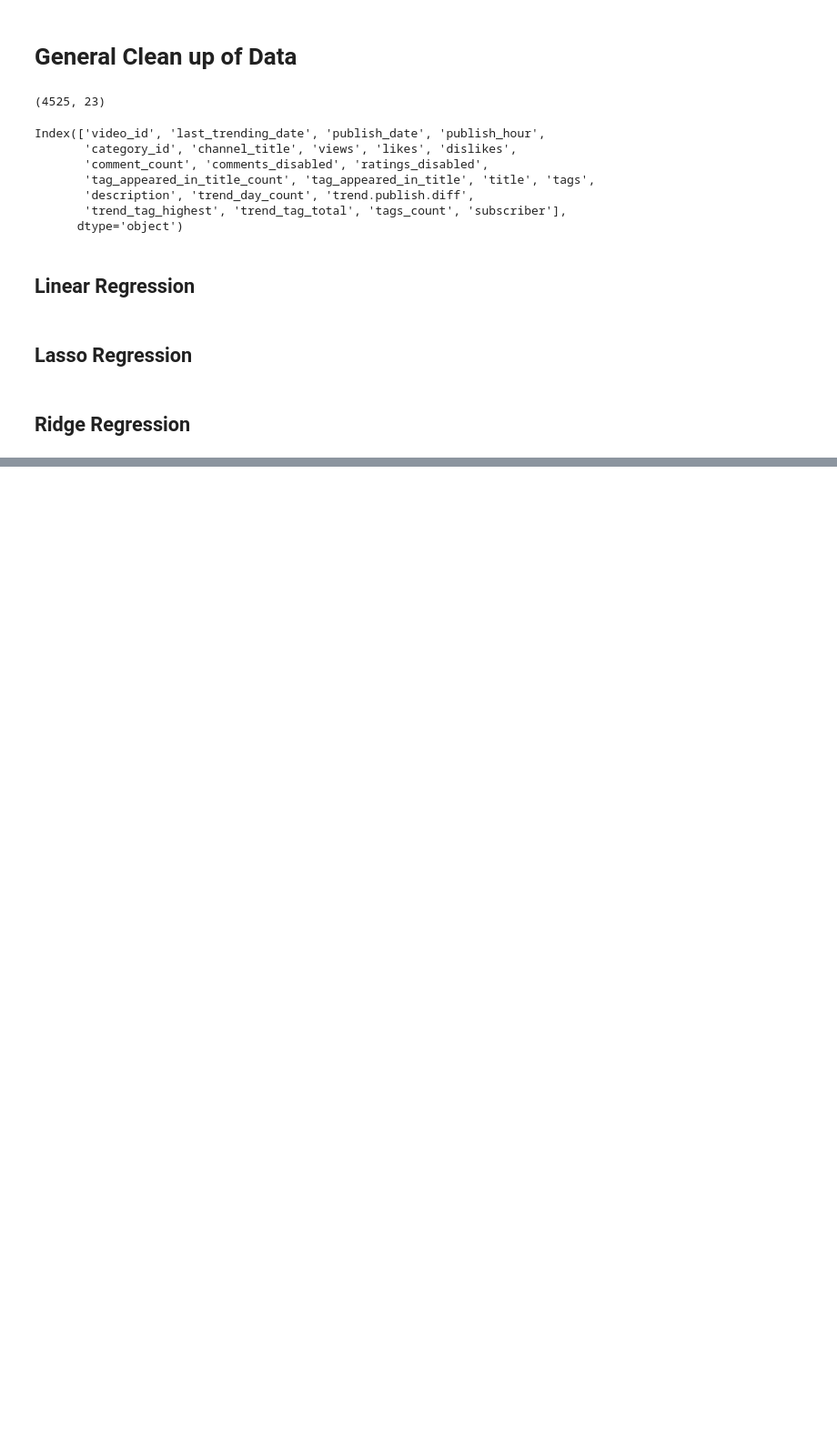
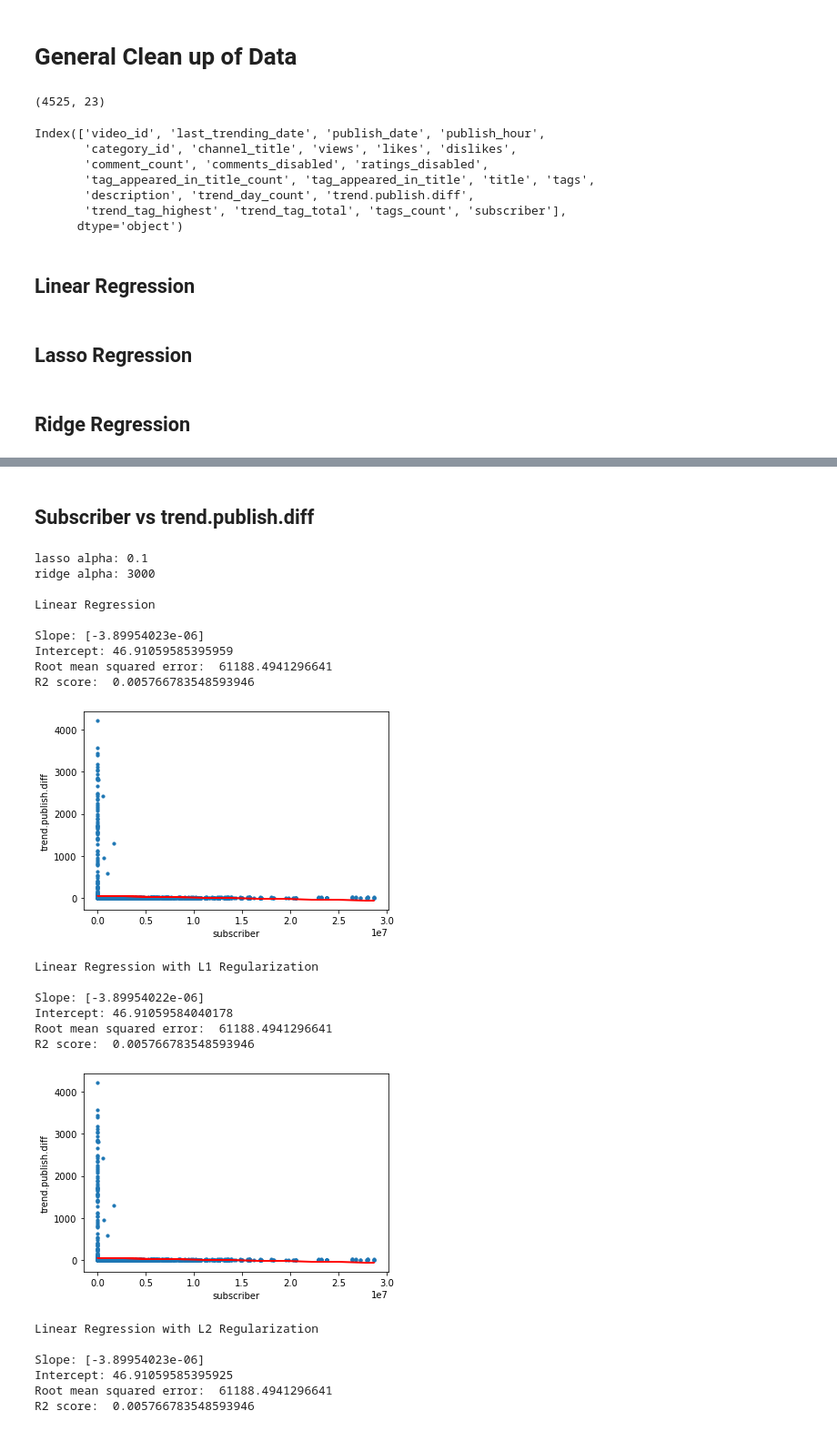
Before and after one commit to COGS118A/Group035-Sp22, a Jupyter notebook: Data Clean Up/Linear_L1_L2.ipynb, the cells around one changed output, grey strips where cells are left out. Shown: that part at 91% size. Saved outputs shown, nothing was run; the diff lists cells and outputs as text; code cells hidden in the pictures; blank space fills up the shorter version.

```diff
--- a/Data Clean Up/Linear_L1_L2.ipynb
+++ b/Data Clean Up/Linear_L1_L2.ipynb
@@ -196,0 +200,36 @@ R2 score:  0.003748444498335335
+# %% [markdown]
+## Subscriber vs trend.publish.diff
+# %%
+L_Alpha(df,'subscriber','trend.publish.diff')
+R_Alpha(df,'subscriber','trend.publish.diff')
+
+#Extract rows for which videos trended in 30 or less days after published
+df_30ldaystrend = df.loc[df['trend.publish.diff'] < 31]
+
+linear_regression(df,'subscriber','trend.publish.diff')
+lasso_regression(df,'subscriber','trend.publish.diff',.1)
+ridge_regression(df,'subscriber','trend.publish.diff',3000)
+# %% [output]
+lasso alpha: 0.1
+ridge alpha: 3000
+
+Linear Regression
+
+Slope: [-3.89954023e-06]
+Intercept: 46.91059585395959
+Root mean squared error:  61188.4941296641
+R2 score:  0.005766783548593946
+[figure, added]
+Linear Regression with L1 Regularization
+
+Slope: [-3.89954022e-06]
+Intercept: 46.91059584040178
+Root mean squared error:  61188.4941296641
+R2 score:  0.005766783548593946
+[figure, added]
+Linear Regression with L2 Regularization
+
+Slope: [-3.89954023e-06]
+Intercept: 46.91059585395925
+Root mean squared error:  61188.4941296641
+R2 score:  0.005766783548593946
```
Also changed, not shown: parts of 13 cells of this notebook.
